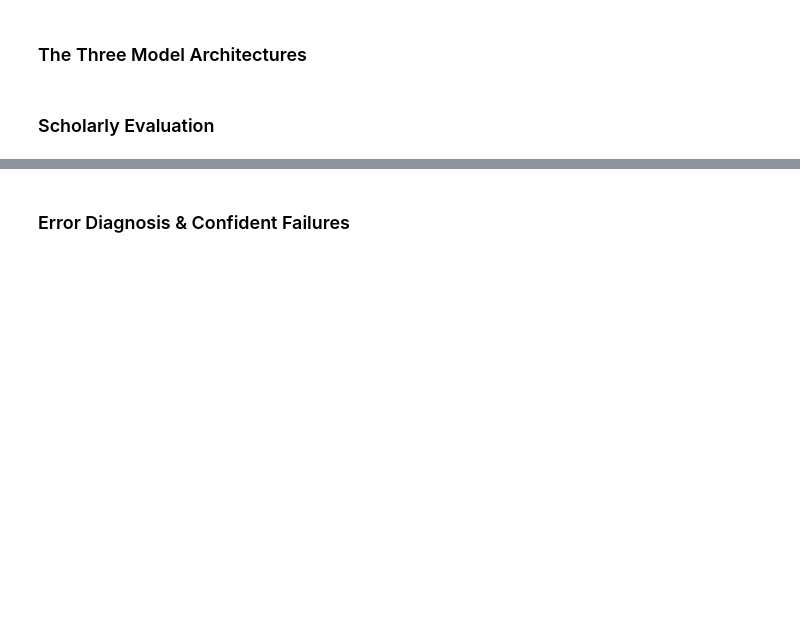
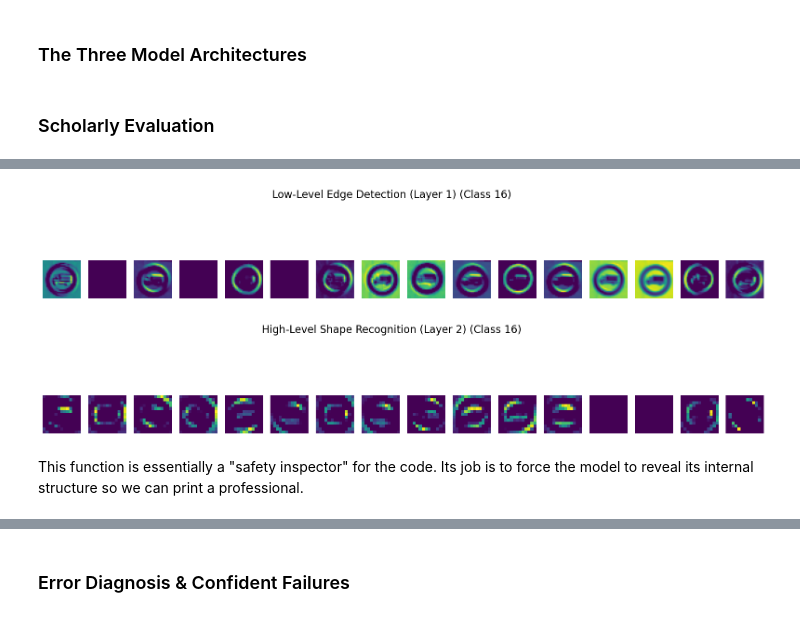
Before and after one commit to shawn01-kubo/DS-6050-Final-Project, a Jupyter notebook: Final project.ipynb, the cells around one changed output, grey strips where cells are left out. Cells and saved outputs as stored; diff of their text form; code cells hidden in the pictures; blank space fills up the shorter version.

```diff
--- a/Final project.ipynb
+++ b/Final project.ipynb
@@ -403,0 +479,47 @@ Evaluating Ablation Model...
+# %%
+# 1. THE FIX: Force the model to build and recognize its inputs
+# We pass a dummy tensor through the model to initialize the 'input' property
+dummy_data = tf.random.uniform((1, 32, 32, 3))
+_ = primary_model(dummy_data)
+
+# 2. Identify the Convolutional Layers
+# We specifically look for the Conv2D layers to see what the 'eyes' of the AI see
+conv_layers = [layer for layer in primary_model.layers if 'conv' in layer.name]
+layer_outputs = [layer.output for layer in conv_layers]
+
+# 3. Create the Visualization Model
+# We use primary_model.input now that it's guaranteed to be initialized
+try:
+    activation_model = models.Model(inputs=primary_model.input, outputs=layer_outputs)
+except AttributeError:
+    # Fallback for some Keras 3 versions: use the first layer's input directly
+    activation_model = models.Model(inputs=primary_model.layers[0].input, outputs=layer_outputs)
+
+# 4. Grab a real image from your dataset to visualize
+for images, labels in test_ds.take(1):
+    img_tensor = images[0]
+    true_label = labels[0].numpy()
+    break
+
+img_tensor_batch = np.expand_dims(img_tensor, axis=0)
+activations = activation_model.predict(img_tensor_batch, verbose=0)
+
+# 5. Professional Dashboard for your Presentation
+def plot_scholarly_activations(activation_data, layer_name):
+    plt.figure(figsize=(20, 4))
+    # We show the first 16 filters to demonstrate "Feature Diversity"
+    for i in range(min(activation_data.shape[-1], 16)):
+        plt.subplot(1, 16, i + 1)
+        plt.imshow(activation_data[0, :, :, i], cmap='viridis') # Viridis is the scholarly standard
+        plt.axis('off')
+    plt.suptitle(f"{layer_name} (Class {true_label})", fontsize=16)
+    plt.show()
+
+# Visualize the edge detection and pattern recognition
+plot_scholarly_activations(activations[0], "Low-Level Edge Detection (Layer 1)")
+plot_scholarly_activations(activations[1], "High-Level Shape Recognition (Layer 2)")
+# %% [output]
+[figure, added]
+[figure, added]
+# %% [markdown]
+This function is essentially a "safety inspector" for the code. Its job is to force the model to reveal its internal structure so we can print a professional.
```
Also changed, not shown: parts of 22 cells of this notebook, 1 other file.
